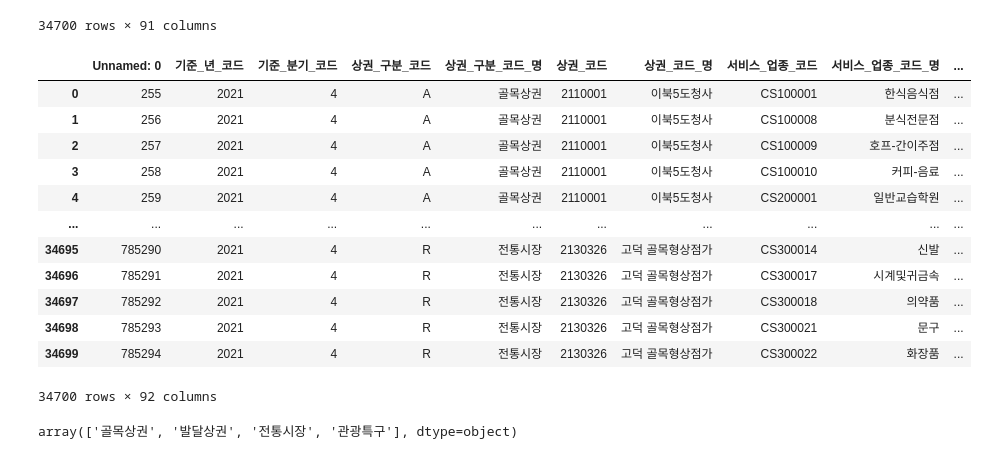
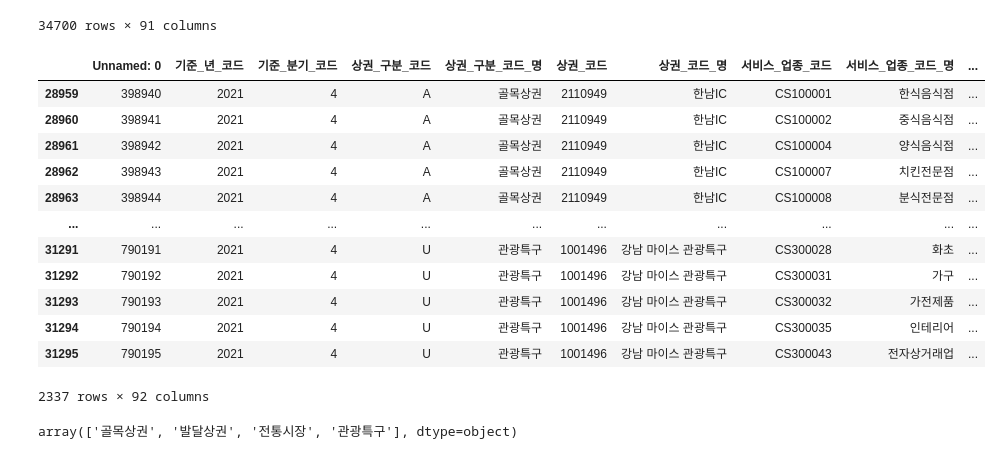
Before and after one commit to stonesteel0606/seoul_market_analysis, a Jupyter notebook: test2_dataframe_making.ipynb, the cells around one changed output. Drawn from its saved outputs; the diff is of its cells as text; code cells hidden in the pictures.

```diff
--- a/test2_dataframe_making.ipynb
+++ b/test2_dataframe_making.ipynb
@@ -96,20 +121,20 @@ df_5.to_csv('sales_summary_data_2021.4q')
 # %%
-df = pd.read_csv('sales_summary_data_2021.4q')
-df
+df = pd.read_csv('seoul_data/sales_summary_data_20214q.csv')
+df[df['구'] == '강남구']
 # %% [output]
 |  | Unnamed: 0 | 기준_년_코드 | 기준_분기_코드 | 상권_구분_코드 | 상권_구분_코드_명 | 상권_코드 | 상권_코드_명 | 서비스_업종_코드 | 서비스_업종_코드_명 | ... |
-| 0 | 255 | 2021 | 4 | A | 골목상권 | 2110001 | 이북5도청사 | CS100001 | 한식음식점 | ... |
-| 1 | 256 | 2021 | 4 | A | 골목상권 | 2110001 | 이북5도청사 | CS100008 | 분식전문점 | ... |
-| 2 | 257 | 2021 | 4 | A | 골목상권 | 2110001 | 이북5도청사 | CS100009 | 호프-간이주점 | ... |
-| 3 | 258 | 2021 | 4 | A | 골목상권 | 2110001 | 이북5도청사 | CS100010 | 커피-음료 | ... |
-| 4 | 259 | 2021 | 4 | A | 골목상권 | 2110001 | 이북5도청사 | CS200001 | 일반교습학원 | ... |
+| 28959 | 398940 | 2021 | 4 | A | 골목상권 | 2110949 | 한남IC | CS100001 | 한식음식점 | ... |
+| 28960 | 398941 | 2021 | 4 | A | 골목상권 | 2110949 | 한남IC | CS100002 | 중식음식점 | ... |
+| 28961 | 398942 | 2021 | 4 | A | 골목상권 | 2110949 | 한남IC | CS100004 | 양식음식점 | ... |
+| 28962 | 398943 | 2021 | 4 | A | 골목상권 | 2110949 | 한남IC | CS100007 | 치킨전문점 | ... |
+| 28963 | 398944 | 2021 | 4 | A | 골목상권 | 2110949 | 한남IC | CS100008 | 분식전문점 | ... |
 | ... | ... | ... | ... | ... | ... | ... | ... | ... | ... | ... |
-| 34695 | 785290 | 2021 | 4 | R | 전통시장 | 2130326 | 고덕 골목형상점가 | CS300014 | 신발 | ... |
-| 34696 | 785291 | 2021 | 4 | R | 전통시장 | 2130326 | 고덕 골목형상점가 | CS300017 | 시계및귀금속 | ... |
-| 34697 | 785292 | 2021 | 4 | R | 전통시장 | 2130326 | 고덕 골목형상점가 | CS300018 | 의약품 | ... |
-| 34698 | 785293 | 2021 | 4 | R | 전통시장 | 2130326 | 고덕 골목형상점가 | CS300021 | 문구 | ... |
-| 34699 | 785294 | 2021 | 4 | R | 전통시장 | 2130326 | 고덕 골목형상점가 | CS300022 | 화장품 | ... |
+| 31291 | 790191 | 2021 | 4 | U | 관광특구 | 1001496 | 강남 마이스 관광특구 | CS300028 | 화초 | ... |
+| 31292 | 790192 | 2021 | 4 | U | 관광특구 | 1001496 | 강남 마이스 관광특구 | CS300031 | 가구 | ... |
+| 31293 | 790193 | 2021 | 4 | U | 관광특구 | 1001496 | 강남 마이스 관광특구 | CS300032 | 가전제품 | ... |
+| 31294 | 790194 | 2021 | 4 | U | 관광특구 | 1001496 | 강남 마이스 관광특구 | CS300035 | 인테리어 | ... |
+| 31295 | 790195 | 2021 | 4 | U | 관광특구 | 1001496 | 강남 마이스 관광특구 | CS300043 | 전자상거래업 | ... |
-34700 rows × 92 columns
+2337 rows × 92 columns
 # %%
 df['상권_구분_코드_명'].unique()
 # %% [output]
```
Also changed, not shown: parts of 5 cells of this notebook, 1 other file.
